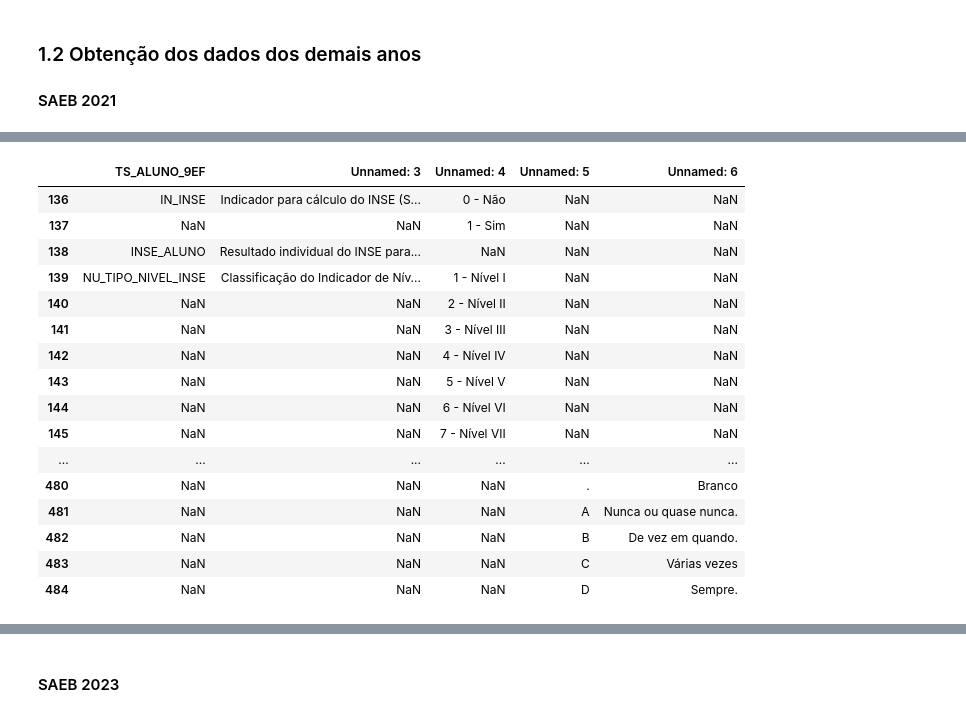
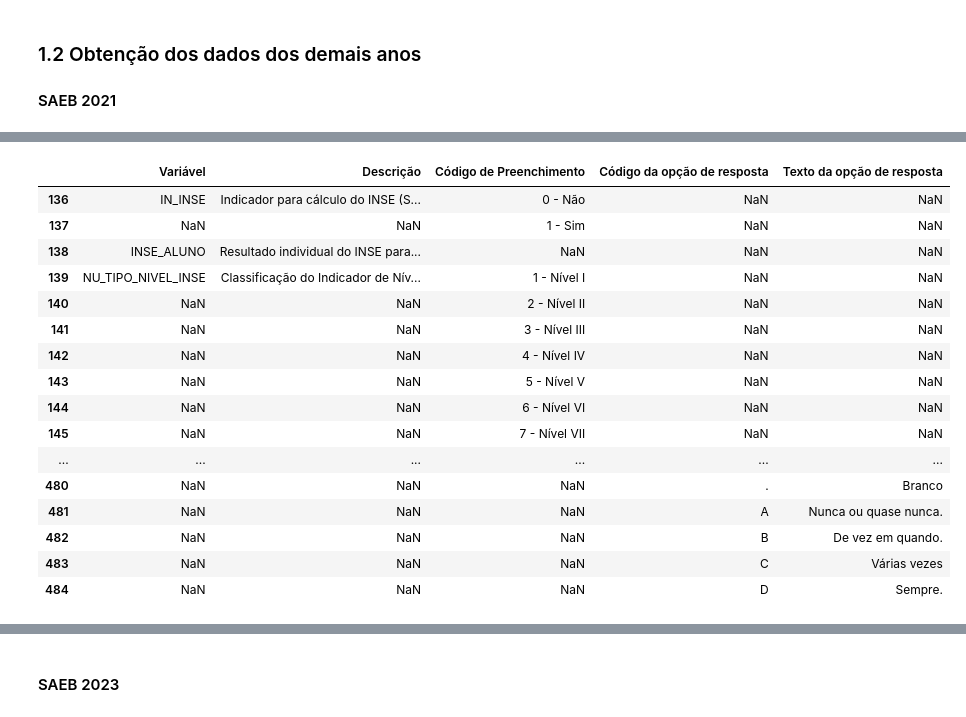
Before and after one commit to emilly788/TCC, a Jupyter notebook: 1. Estrutura de Dados Base.ipynb, the cells around one changed output, grey strips where cells are left out. Cells and saved outputs as stored; diff of their text form; code cells hidden in the pictures.

```diff
--- a/1. Estrutura de Dados Base.ipynb
+++ b/1. Estrutura de Dados Base.ipynb
@@ -536,21 +559,26 @@ As variáveis e esquemas de codificação para respostas categóricas que se dif
 # %%
 dicionario_2021 = pd.read_excel(r"2021/Dicionario_Saeb_2021.xlsx", sheet_name="TS_ALUNO_9EF")
-dicionario_2021 = dicionario_2021[["TS_ALUNO_9EF", "Unnamed: 3", "Unnamed: 4", "Unnamed: 5", "Unnamed: 6" ]]
 
-linhas_selecionadas = [136,137,138,139,140,141,142,143,144,145,146,147,149,150,151,152,161,162,163,164,165,166,167,168,190,191,192,193,230,231,232,233,
+dicionario_2021.columns = ["Variável", "Tipo", "Tamanho", "Descrição", "Código de Preenchimento", "Código da opção de resposta", "Texto da opção de resposta"]
+dicionario_2021 = dicionario_2021[["Variável", "Descrição", "Código de Preenchimento", "Código da opção de resposta", "Texto da opção de resposta" ]]
+
+
+#dicionario_2021 = dicionario_2021[["TS_ALUNO_9EF", "Unnamed: 3", "Unnamed: 4", "Unnamed: 5", "Unnamed: 6" ]]
+
+linhas_selecionadas = [136,137,138,139,140,141,142,143,144,145,146,147,149,150,151,152,153,161,162,163,164,165,166,167,168,190,191,192,193,230,231,232,233,
                        234,314,315,316,317,318,319,370,371,372,373,431,432,433,434,435,436,437,438,439,440,441,442,443,444,445,446,447,448,449,450,451,
                        452,453,454,455,456,457,458,459,460,461,462,463,464,465,466,467,468,469,470,471,472,473,474,475,476,477,478,479,480,481,482,483,
                        484]
 dicionario_filt = dicionario_2021.iloc[linhas_selecionadas]
 
 from IPython.display import display
 pd.set_option('display.max_rows', None)
 pd.set_option('display.max_columns', None)
 pd.set_option('display.width', None)
 pd.set_option('display.max_colwidth', None)
 display(dicionario_filt)
 # %% [output]
-|  | TS_ALUNO_9EF | Unnamed: 3 | Unnamed: 4 | Unnamed: 5 | Unnamed: 6 |
+|  | Variável | Descrição | Código de Preenchimento | Código da opção de resposta | Texto da opção de resposta |
 | 136 | IN_INSE | Indicador para cálculo do INSE (S... | 0 - Não | NaN | NaN |
 | 137 | NaN | NaN | 1 - Sim | NaN | NaN |
 | 138 | INSE_ALUNO | Resultado individual do INSE para... | NaN | NaN | NaN |
```
Also changed, not shown: parts of 10 cells of this notebook.
